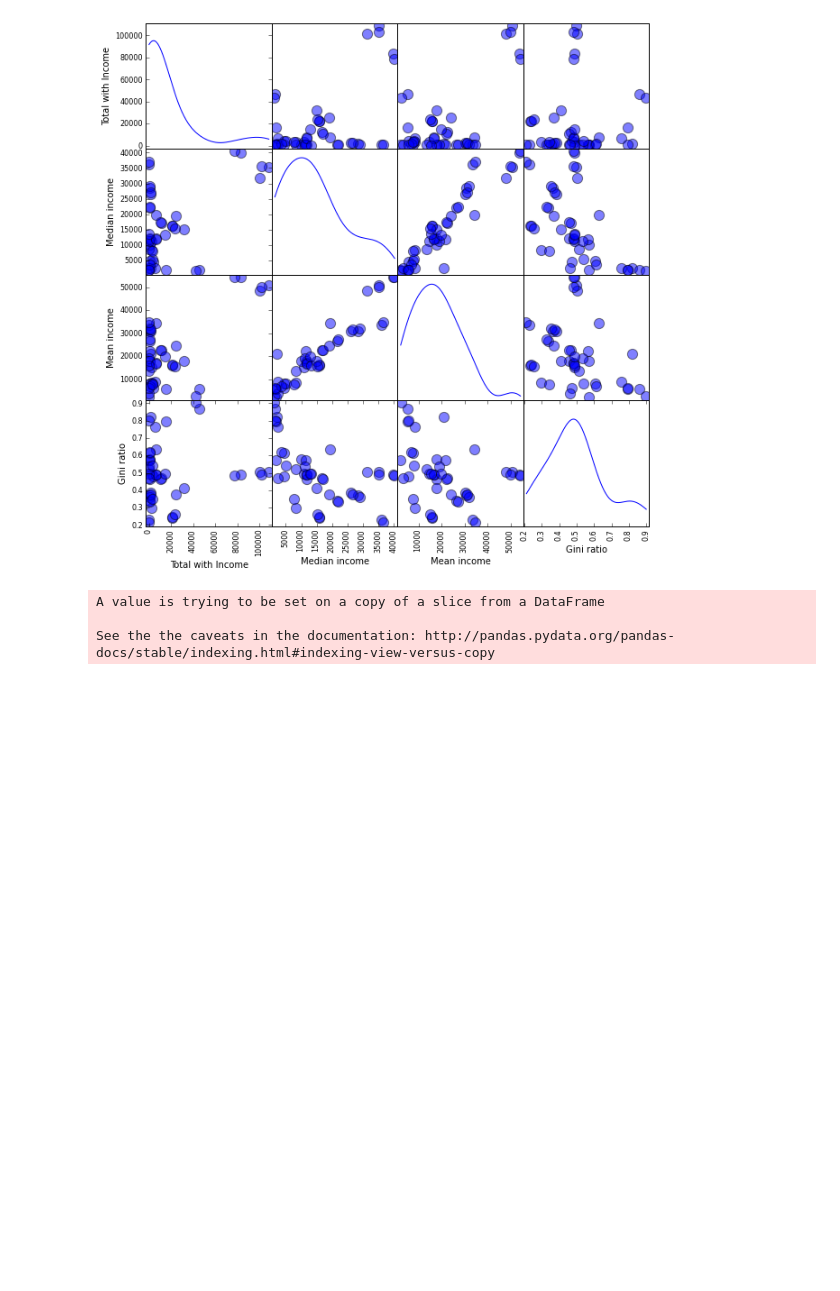
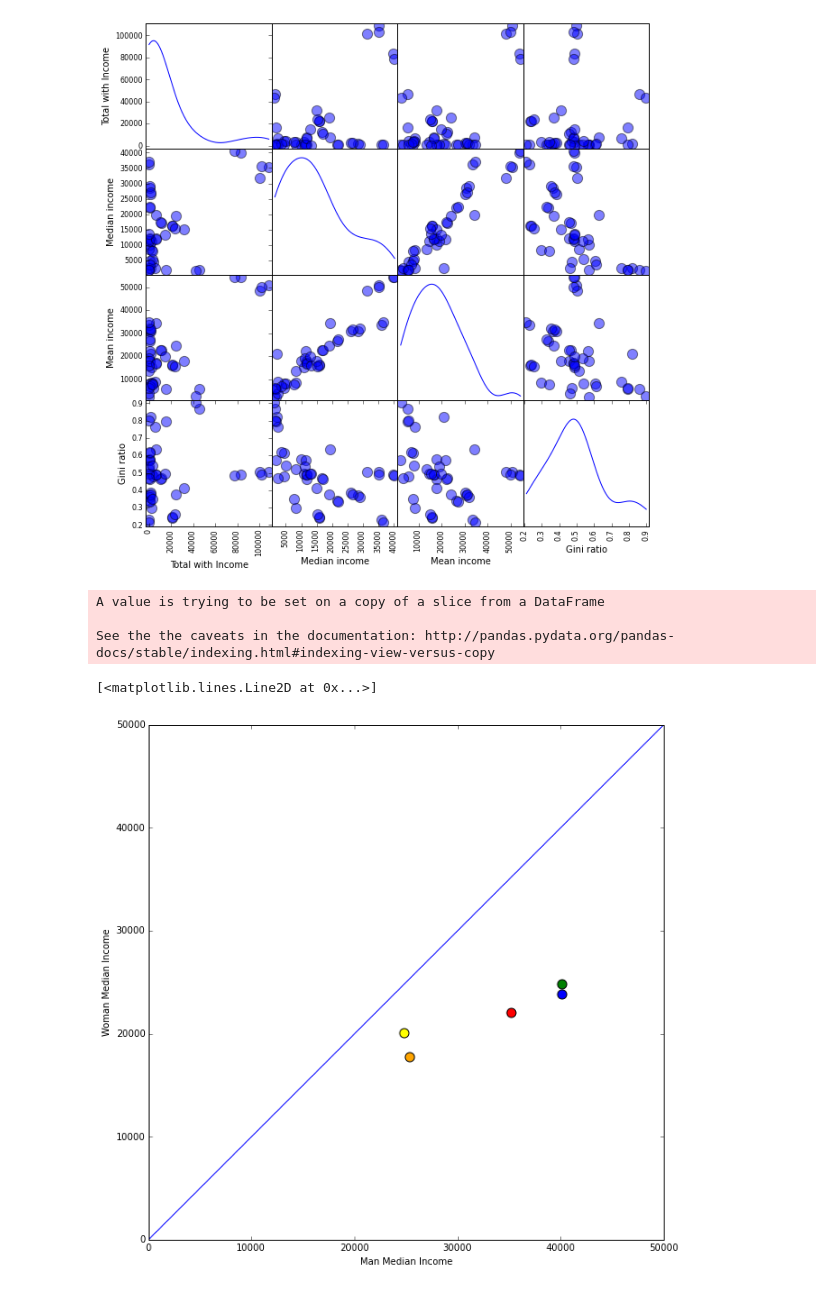
Before and after one commit to yanchao1992/PUI2015_yxu, a Jupyter notebook: hw5/5-2.ipynb, the cells around one changed output. Drawn from its saved outputs; the diff is of its cells as text; code cells hidden in the pictures; blank space fills up the shorter version.

```diff
--- a/hw5/5-2.ipynb
+++ b/hw5/5-2.ipynb
@@ -20,6 +20,7 @@ allmales['white']=pd.read_excel(url+'/pinc08_2_1_4.xls', header=9)
 allmales['black']=pd.read_excel(url+'/pinc08_2_1_6.xls', header=9)
 allmales['hispanic']=pd.read_excel(url+'/pinc08_2_1_9.xls', header=9)
 allmales['asian']=pd.read_excel(url+'/pinc08_2_1_8.xls', header=9)
+allfemales['all']=pd.read_excel(url+'/pinc08_3_1_1.xls',header=9)
 allfemales['white']=pd.read_excel(url+'/pinc08_3_1_4.xls', header=9)
 allfemales['black']=pd.read_excel(url+'/pinc08_3_1_6.xls', header=9)
 allfemales['hispanic']=pd.read_excel(url+'/pinc08_3_1_9.xls', header=9)
@@ -93,3 +94,18 @@ for k in allfemales:
 A value is trying to be set on a copy of a slice from a DataFrame
 
 See the the caveats in the documentation: http://pandas.pydata.org/pandas-docs/stable/indexing.html#indexing-view-versus-copy
+# %%
+pl.figure(figsize=(10,10))
+pl.xlim(0, 50000)
+pl.ylim(0, 50000)
+pl.xlabel('Man Median Income', size=10)
+pl.ylabel('Woman Median Income', size=10)
+pl.scatter(allmales['all']['Median income'][1], allfemales['all']['Median income'][1],s=100,c='red')
+pl.scatter(allmales['black']['Median income'][1], allfemales['black']['Median income'][1],s=100,c='yellow')
+pl.scatter(allmales['white']['Median income'][1], allfemales['white']['Median income'][1],s=100,c='blue')
+pl.scatter(allmales['asian']['Median income'][1], allfemales['asian']['Median income'][1],s=100,c='green')
+pl.scatter(allmales['hispanic']['Median income'][1], allfemales['hispanic']['Median income'][1],s=100,c='orange')
+pl.plot([0,50000], [0,50000])
+# %% [output]
+[<matplotlib.lines.Line2D at 0x...>]
+[figure, added]
```
